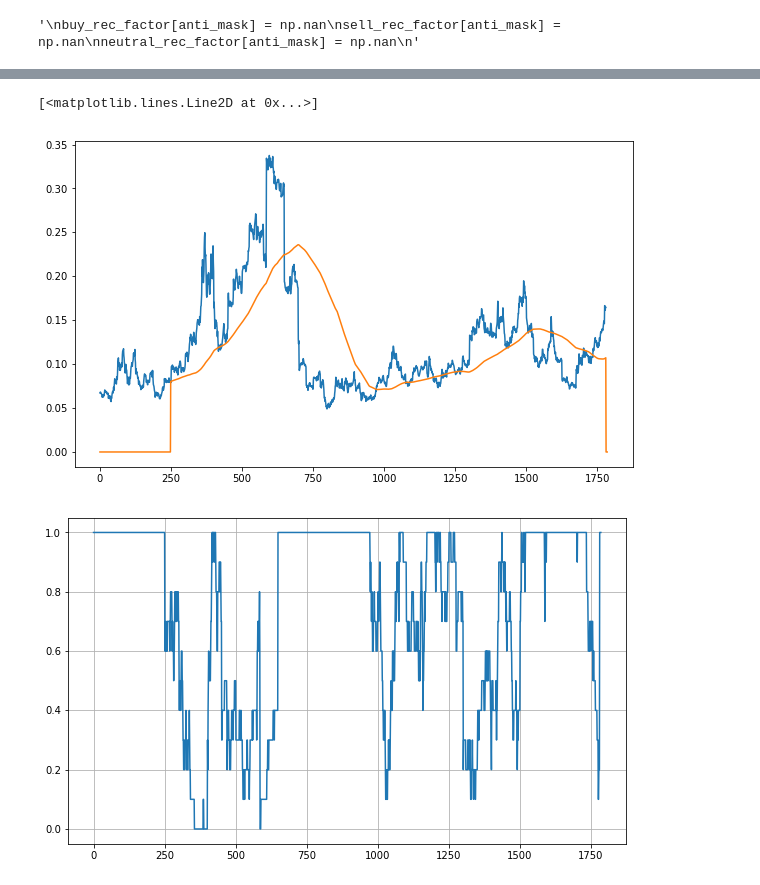
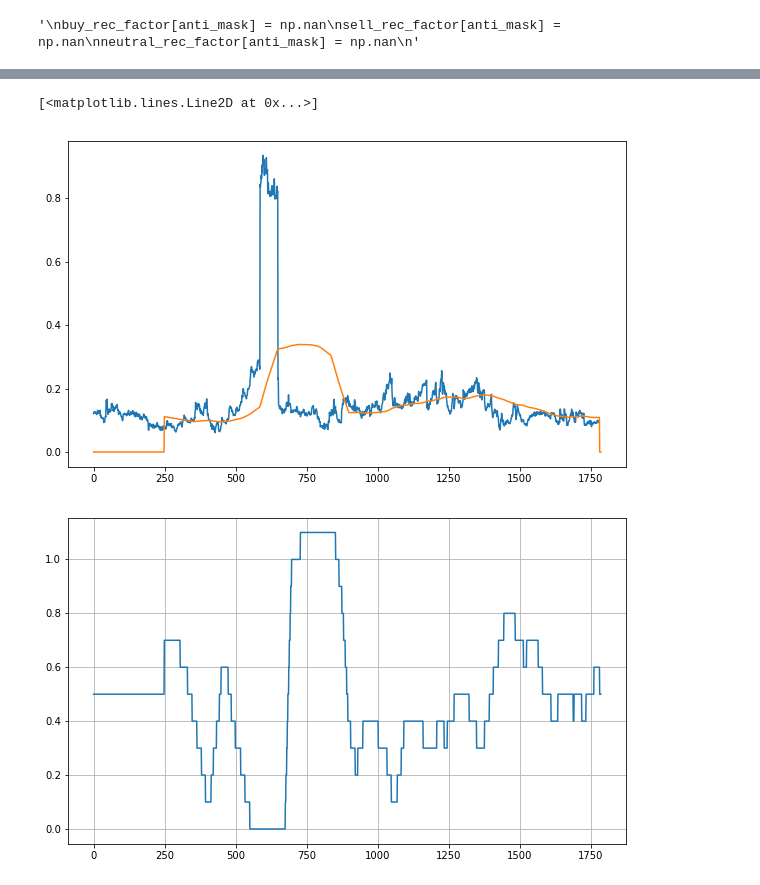
Before and after one commit to TumanovEvgeny/Quantheano, a Jupyter notebook: examples/RNN_driven_strategy(FRACTREND+FUNDBAKER)-Copy1.ipynb, the cells around one changed output, grey strips where cells are left out. Saved outputs shown, nothing was run; the diff lists cells and outputs as text; code cells hidden in the pictures.

```diff
--- a/examples/RNN_driven_strategy(FRACTREND+FUNDBAKER)-Copy1.ipynb
+++ b/examples/RNN_driven_strategy(FRACTREND+FUNDBAKER)-Copy1.ipynb
@@ -39,8 +43,13 @@ FAST_PERIOD = 26
 SLOW_PERIOD = 46
 FUTRET_WINDOW = 50
 START_DATE = datetime.datetime(2006, 1, 1)
-# %%
-sector_subset = [sym for sym in sectors_data.index if sectors_data['sector'].loc[sym] in sectors_need]
+# %%
+if sector_need[:4] == 'GICS':
+    sector = sector_need[5:]
+    sector_subset = [sym for sym in sectors_data.index if gics_sectors_data['sector'].loc[sym] == sector]
+else:
+    sector = sector_need
+    sector_subset = [sym for sym in sectors_data.index if sectors_data['sector'].loc[sym] == sector]
 # %%
 data_path = '../data/spx_dataset/{}.csv'
 args = {'parse_dates' : ['Date'], 'index_col' : 'Date', 'usecols' : (['Date'] + sector_subset)}
@@ -212,6 +221,7 @@ Q = np.where(np.isnan(Q), ma.array(Q, mask=np.isnan(Q)).mean(axis=1, keepdims=Tr
 # %%
-un_na_price, un_returns, mask, anti_mask = map(lambda df: df[start_t:,:], (un_na_price, un_returns, mask, anti_mask))
 Q = Q[start_t:, :]
+if un_na_price.shape[0] != Q.shape[0]:
+    un_na_price, un_returns, mask, anti_mask = map(lambda df: df[start_t:,:], (un_na_price, un_returns, mask, anti_mask))
 # %%
 Q.shape, un_na_price.shape, mask.shape
 # %% [output]
@@ -237,27 +247,29 @@ Robust matrix check pass: True, True
 # %%
-Q_ = Q
+Q_ = np.copy(Q)
 Q_[anti_mask] = np.nan
 # %%
 
 
 plt.figure(figsize=(10,6))
 qual_range = np.nanstd(Q_, axis=1)
 qual_rolling_mean = np.nan_to_num(numpy_matrix_sma(qual_range.reshape(-1, 1), 250)).ravel()
+qual_rolling_fast_mean = np.nan_to_num(numpy_matrix_sma(qual_range.reshape(-1, 1), 50)).ravel()
+
 plt.plot(qual_range)
 plt.plot(qual_rolling_mean)
-conf = ((qual_range - qual_rolling_mean) / qual_rolling_mean)
+conf = ((qual_rolling_fast_mean - qual_rolling_mean) / qual_rolling_mean)
 conf[np.isinf(conf)] = 0
 conf[np.isnan(conf)] = 0
-conf = np.maximum(np.minimum(1-conf, 1), 0)
-conf = np.floor( (conf ** 2) *10) / 10.
+conf = np.maximum(0.5 - np.minimum(conf, 0.5), 0)
+conf = np.floor(conf * 10)/10
 
 plt.figure(figsize=(10,6))
 plt.grid()
 plt.plot(conf)
 # %% [output]
 [<matplotlib.lines.Line2D at 0x...>]
-[figure, old version]
+[figure, new version]
-[figure, old version]
+[figure, new version]
 # %%
 shares2 = shares * conf.reshape(-1, 1)
 # %%
```
Also changed, not shown: parts of 30 cells of this notebook.
